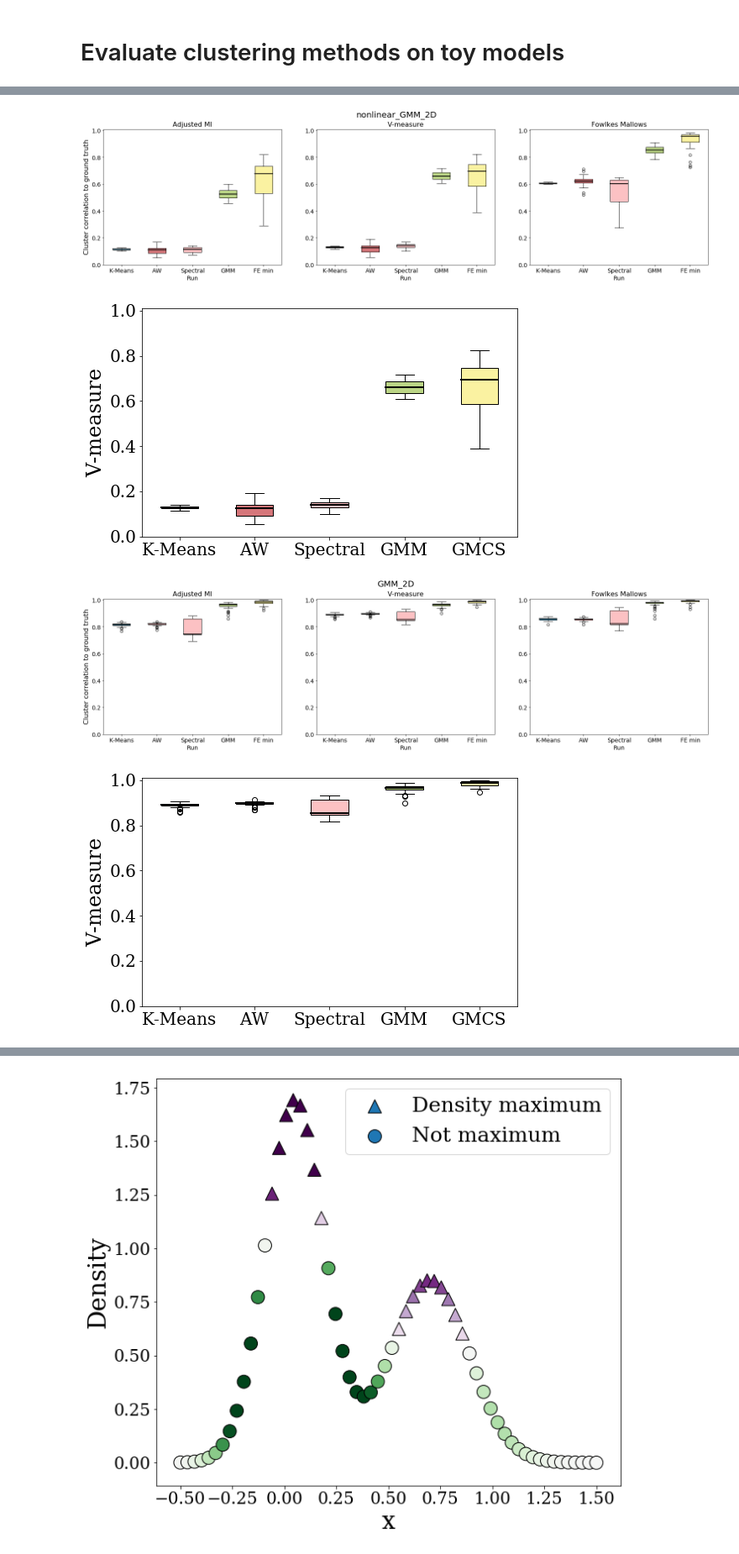
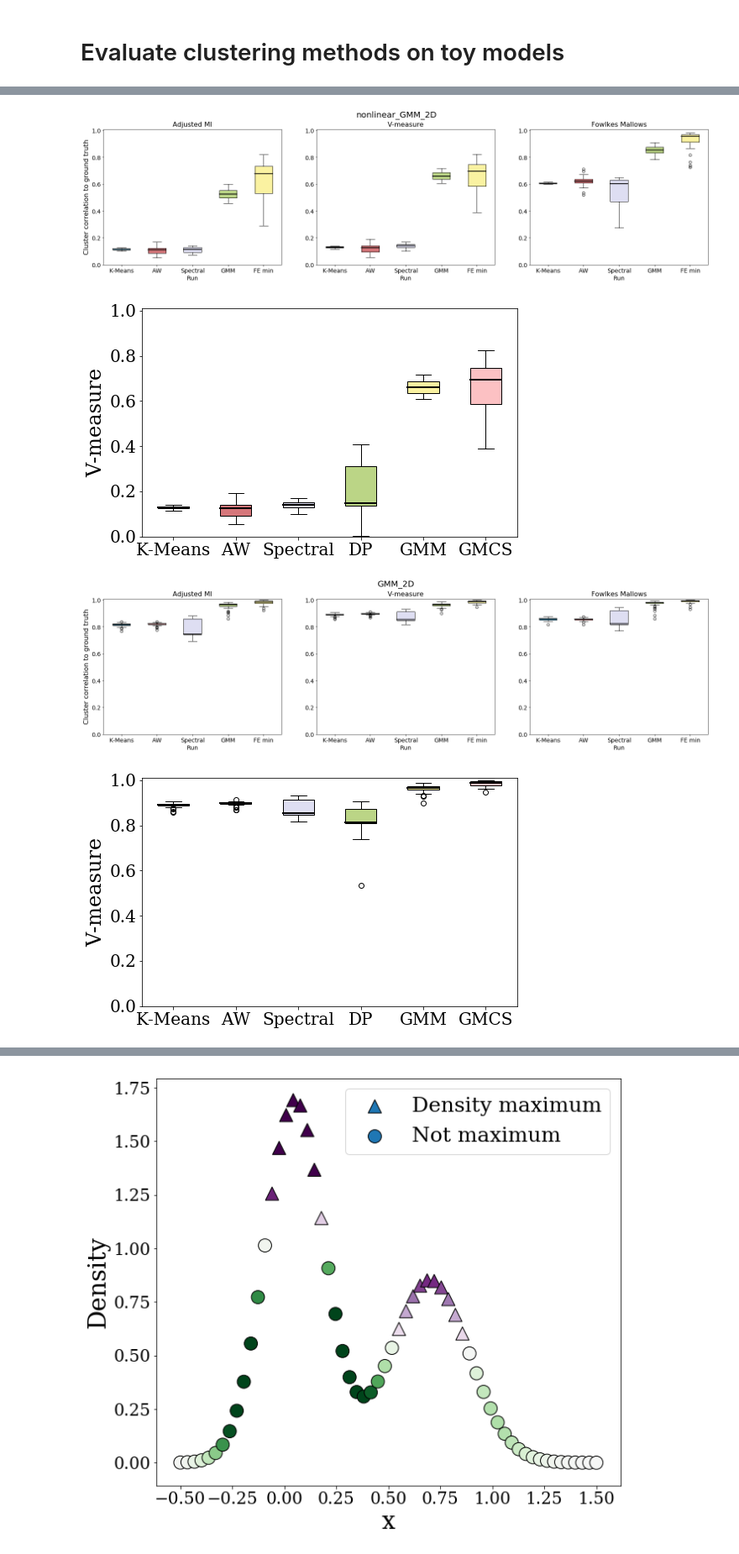
Before and after one commit to anniewesterlund/InfleCS-free-energy-clustering-tutorial, a Jupyter notebook: toy_model_evaluation.ipynb, the cells around one changed output, grey strips where cells are left out. Shown: that part at 84% size. Drawn from its saved outputs; the diff is of its cells as text; code cells hidden in the pictures.

Commit message:
toy model DP

```diff
--- a/toy_model_evaluation.ipynb
+++ b/toy_model_evaluation.ipynb
@@ -234,3 +240,16 @@ for toy_model in toy_model_list:
     te = toy_models.MethodEvaluator(convergence_tol=1e-7,toy_model=toy_model,verbose=False)
     te.run_evaluation(50, 4000, n_iterations=7, min_n_components=2, max_n_components=20, n_splits=1, save_data=False)
     tm_evals.append(te)
+# %%
+# Evaluate density peaks clustering, and save the resulting V-measure
+n_samplings = 50
+toy_model_list = ['nonlinear_GMM_2D','GMM_2D','mGMMs']
+te = toy_models.MethodEvaluator(convergence_tol=1e-7,toy_model='nonlinear_GMM_2D',verbose=False)
+
+for toy_model in toy_model_list:
+    vm_scores = np.zeros(n_samplings)
+    for i_sample in range(n_samplings):
+        te.true_labels_ = np.load('data/toy_model/cluster_labels_'+toy_model+str(i_sample+1)+'.npy')
+        density_peaks_labels = np.loadtxt('data_out/density_peaks_cluster_labels/density_peaks_labels_downweight_rho_'+toy_model+str(i_sample+1)+'.txt')
+        vm_scores[i_sample] = te._score_clustering(density_peaks_labels,metric='vm')
+    np.save('data_out/cluster_score_vm_density_peaks_dw_rho_'+toy_model+'.npy',vm_scores)
@@ -238,7 +260,7 @@ for toy_model in toy_model_list:
 # Read previously generated data
 tm_evals = []
 
-toy_model_list = ['nonlinear_GMM_2D','GMM_2D','mGMMs','digits']
+toy_model_list = ['nonlinear_GMM_2D','GMM_2D','mGMMs']
 
 for toy_model in toy_model_list:
     te = toy_models.MethodEvaluator(convergence_tol=1e-7,toy_model=toy_model,verbose=False)
@@ -254,6 +276,8 @@ for toy_model in toy_model_list:
     te.cluster_score_vm_spectral_ = np.load('data_out/cluster_score_vm_spectral_'+toy_model+'.npy')
     te.cluster_score_fm_spectral_ = np.load('data_out/cluster_score_fm_spectral_'+toy_model+'.npy')
 
+    te.cluster_score_vm_density_peaks_ = np.load('data_out/cluster_score_vm_density_peaks_dw_rho_'+toy_model+'.npy')
+
     te.cluster_score_ami_GMM_ = np.load('data_out/cluster_score_ami_GMM_'+toy_model+'.npy')
     te.cluster_score_vm_GMM_ = np.load('data_out/cluster_score_vm_GMM_'+toy_model+'.npy')
     te.cluster_score_fm_GMM_ = np.load('data_out/cluster_score_fm_GMM_'+toy_model+'.npy')
@@ -263,6 +287,7 @@ for toy_model in toy_model_list:
     te.cluster_score_fm_GMM_FE_min_ = np.load('data_out/cluster_score_fm_FE_min_'+toy_model+'.npy')
 
     tm_evals.append(te)
+print('Done fetching data.')
 # %% [output]
 Setting true model.
 Density grid shape: (30, 30)
@@ -286,7 +309,7 @@ counter=1
 n_runs=50
 alpha=0.5
 show_data=False
-facecolors = [[0.141,0.482,0.637],[0.837,0.463,0.478],[0.99,0.757,0.765],[0.733,0.837,0.525],[0.98,0.949,0.631]]
+facecolors = [[0.141,0.482,0.637],[0.837,0.463,0.478],[0.87,0.87,0.95],[0.733,0.837,0.525],[0.98,0.949,0.631],[0.99,0.757,0.765]]
 
 for te in tm_evals:
     fig=plt.figure(counter,figsize=(26,6))
@@ -360,43 +383,45 @@ for te in tm_evals:
     plt.xlabel("Run",fontsize=14)
     plt.tick_params(axis='both', which='major', labelsize=14)
 
-    # Make a figure with only V-measure score
+    ############################################
+    # Make a figure with only V-measure score  #
+    ############################################
     fig = plt.figure(counter,figsize=(8,5))
     ax = fig.add_subplot(111)
     medianprops = dict(color='k',linewidth=2)
     boxprops = dict(color='k',linewidth=1,facecolor=[0.87,0.9,0.9])
-    bp=ax.boxplot([te.cluster_score_vm_kmeans_,te.cluster_score_vm_AW_,te.cluster_score_vm_spectral_,te.cluster_score_vm_GMM_,te.cluster_score_vm_GMM_FE_min_],
-               notch=False, medianprops=medianprops, boxprops=boxprops,labels=['K-Means','AW','Spectral','GMM','GMCS'],patch_artist=True)
+    bp=ax.boxplot([te.cluster_score_vm_kmeans_,te.cluster_score_vm_AW_,te.cluster_score_vm_spectral_,te.cluster_score_vm_density_peaks_,te.cluster_score_vm_GMM_,te.cluster_score_vm_GMM_FE_min_],
+               notch=False, medianprops=medianprops, boxprops=boxprops,labels=['K-Means','AW','Spectral','DP','GMM','GMCS'],patch_artist=True)
 
     counter2=0
     for patch in bp['boxes']:
         patch.set(facecolor=facecolors[counter2],alpha=1)
         counter2+=1
 
     if show_data:
         plt.scatter(1*np.ones(n_runs)+(0.2*np.random.rand(n_runs)-0.1),te.cluster_score_vm_kmeans_,label="K-means clusters",s=40,alpha=alpha,color=facecolors[0])
         plt.scatter(2*np.ones(n_runs)+(0.2*np.random.rand(n_runs)-0.1),te.cluster_score_vm_AW_,label="Ward clusters",s=40,alpha=alpha,color=facecolors[1])
         plt.scatter(3*np.ones(n_runs)+(0.2*np.random.rand(n_runs)-0.1),te.cluster_score_vm_spectral_,label="Spectral clusters",s=40,alpha=alpha,color=facecolors[2])
         plt.scatter(4*np.ones(n_runs)+(0.2*np.random.rand(n_runs)-0.1),te.cluster_score_vm_GMM_,label="GMM clusters",s=40,alpha=alpha,color=facecolors[3])
         plt.scatter(5*np.ones(n_runs)+(0.2*np.random.rand(n_runs)-0.1),te.cluster_score_vm_GMM_FE_min_,label="FE min clusters",s=40,alpha=alpha,color=facecolors[4])
     plt.ylabel('V-measure',fontsize=24,fontname='Serif',fontweight='light')
     plt.tick_params(axis='both', which='major', labelsize=20)
 
     for tick in ax.get_xticklabels():
         tick.set_fontname("Serif")
         tick.set_fontweight('light')
 
     for tick in ax.get_yticklabels():
         tick.set_fontname("Serif")
         tick.set_fontweight('light')
     plt.ylim([0.0,1.01])
 
     counter+=1
 
     plt.savefig(te.toy_model_.name+'_vmeasure_score.svg')
 # %% [output]
-[figure, old version]
+[figure, new version]
-[figure, old version]
+[figure, new version]
-[figure, old version]
+[figure, new version]
-[figure, old version]
+[figure, new version]
 [figure]
```
Also changed, not shown: parts of 5 cells of this notebook, 2 other files.
